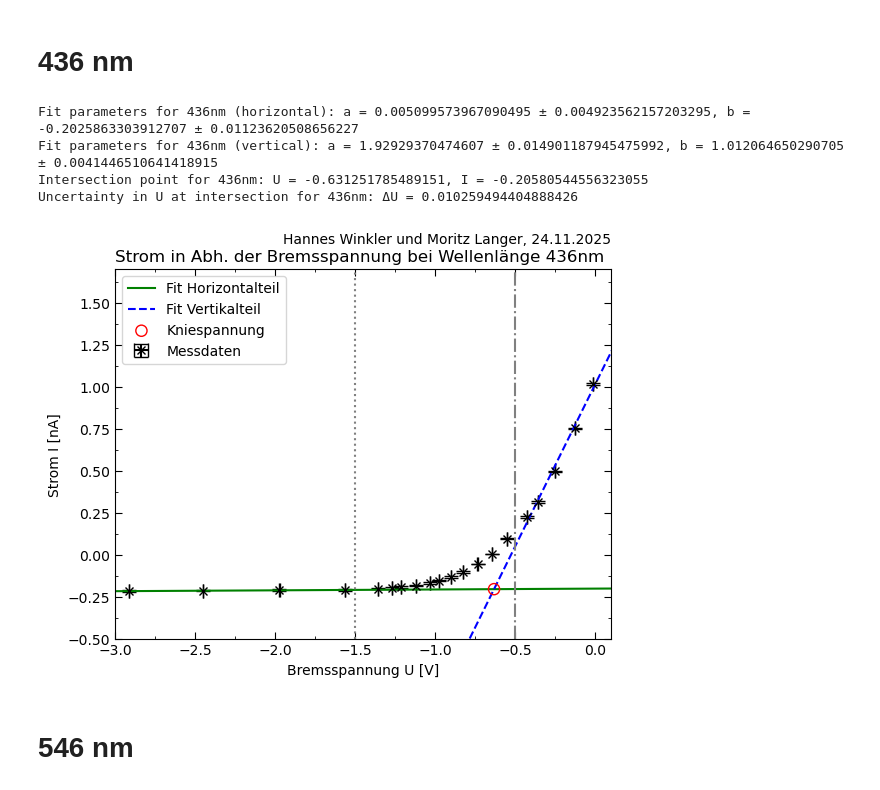
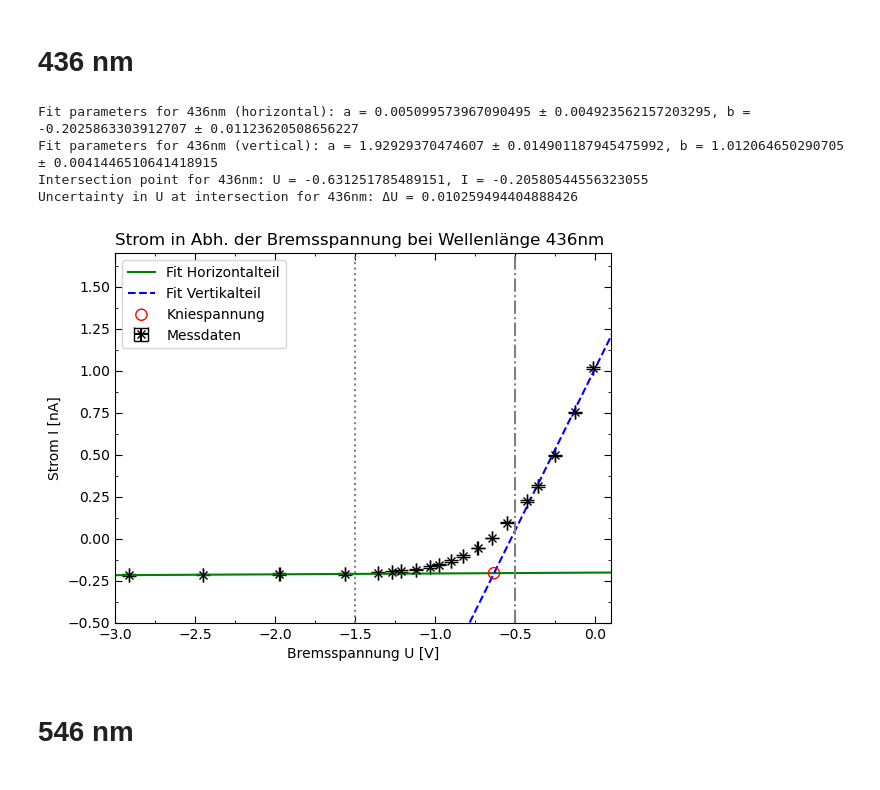
Before and after one commit to Bonsai-Tr33/C-Praktikum, a Jupyter notebook: 45/Evaluation/2.1.ipynb, the cells around one changed output. Drawn from its saved outputs; the diff is of its cells as text; code cells hidden in the pictures.

```diff
--- a/45/Evaluation/2.1.ipynb
+++ b/45/Evaluation/2.1.ipynb
@@ -251,35 +249,34 @@ plt.errorbar([x[0] for x in U436], [x[0] for x in I436],xerr=[x[1] for x in U436
 plt.plot(fit_range, lin(fit_range, params436H[0], params436H[1]), label='Fit Horizontalteil', color='green') # plot fit line
 plt.plot(fit_range, lin(fit_range, params436V[0], params436V[1]), label='Fit Vertikalteil', color='blue', linestyle='--') # plot fit line
 plt.axvline(x=limH, color='grey', linestyle=':')
 plt.axvline(x=limV, color='grey', linestyle='-.')  # vertical line at x = -0.35
 plt.scatter(U436_intersect, I436_intersect, edgecolors='Red', facecolors='none', label=Knsp, zorder=10, s=65)  # plot intersection point
 
 plt.xlabel('Bremsspannung U [V]')
 plt.ylabel('Strom I [nA]')
 plt.title('Strom in Abh. der Bremsspannung bei Wellenlänge 436nm', loc='left')
-plt.text(1, 1.1, 'Hannes Winkler und Moritz Langer, 24.11.2025', ha='right', va='top', transform=plt.gca().transAxes, fontsize=10)
 plt.legend()
 
 # locating and arranging ticks
 plt.gca().yaxis.set_minor_locator(AutoMinorLocator(2))
 plt.gca().xaxis.set_minor_locator(AutoMinorLocator(2))
 plt.tick_params(axis='both', which='minor', direction='in', right=True, top=True)
 plt.tick_params(axis='both', which='major', direction='in', right=True, top=True, length=5)
 
 # limiting and setting plot layout
 plt.ylim(-0.5, 1.7)
 plt.xlim(-3, 0.1)
 # plt.tight_layout()
 
 # plot location
 plt.savefig(img_path / 'Planck436.png')
 plt.show() # shows plot every run of the code, used for debugging
 # %% [output]
 Fit parameters for 436nm (horizontal): a = 0.005099573967090495 ± 0.004923562157203295, b = -0.2025863303912707 ± 0.01123620508656227
 Fit parameters for 436nm (vertical): a = 1.92929370474607 ± 0.014901187945475992, b = 1.012064650290705 ± 0.0041446510641418915
 Intersection point for 436nm: U = -0.631251785489151, I = -0.20580544556323055
 Uncertainty in U at intersection for 436nm: ΔU = 0.010259494404888426
-[figure, old version]
+[figure, new version]
 # %% [markdown]
 # 546 nm
 # %%
```
Also changed, not shown: parts of 6 cells of this notebook, 5 other files.
